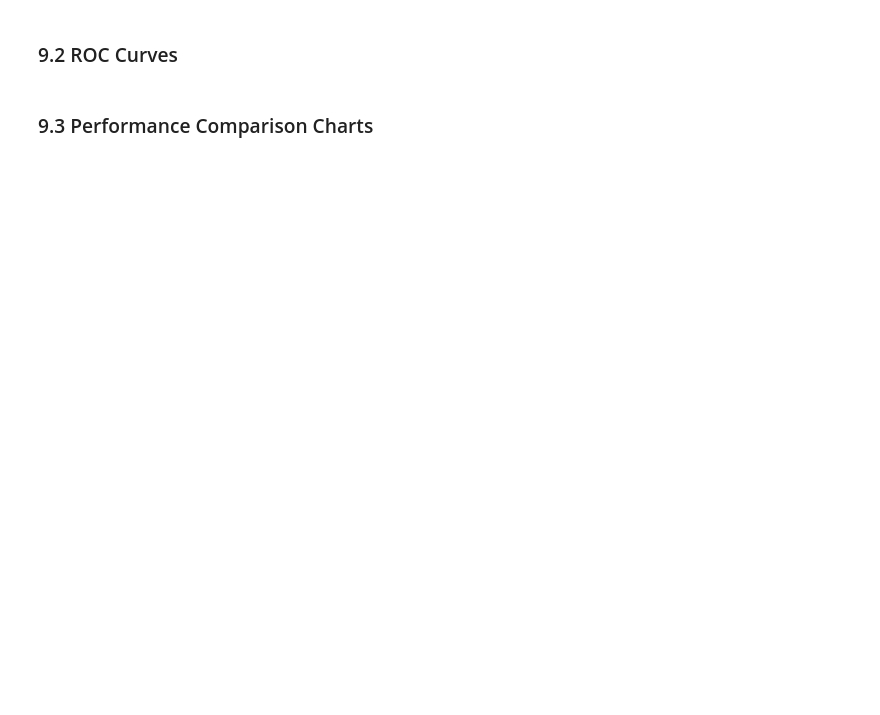
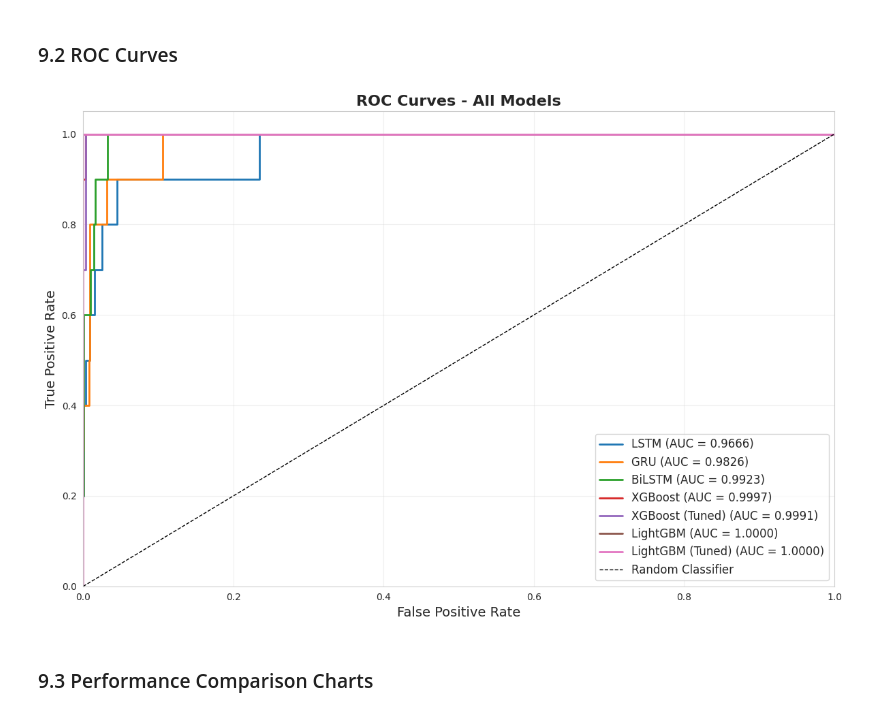
Before and after one commit to gandharyanto/ml_fraud_detection, a Jupyter notebook: fraud_detection.ipynb, the cells around one changed output. Saved outputs shown, nothing was run; the diff lists cells and outputs as text; code cells hidden in the pictures; blank space fills up the shorter version.

```diff
--- a/fraud_detection.ipynb
+++ b/fraud_detection.ipynb
@@ -1376,25 +1699,27 @@ plt.show()
 # %%
 # Plot ROC curves for all models
 plt.figure(figsize=(12, 8))
 
 colors = ['#1f77b4', '#ff7f0e', '#2ca02c', '#d62728', '#9467bd', '#8c564b', '#e377c2']
 
 for idx, (name, (_, pred_proba)) in enumerate(models.items()):
     fpr, tpr, _ = roc_curve(y_test, pred_proba)
     auc_score = roc_auc_score(y_test, pred_proba)
     plt.plot(fpr, tpr, label=f'{name} (AUC = {auc_score:.4f})',
              linewidth=2, color=colors[idx % len(colors)])
 
 plt.plot([0, 1], [0, 1], 'k--', linewidth=1, label='Random Classifier')
 plt.xlim([0.0, 1.0])
 plt.ylim([0.0, 1.05])
-plt.xlabel('False Positive Rate', fontsize=12)
-plt.ylabel('True Positive Rate', fontsize=12)
-plt.title('ROC Curves - All Models', fontsize=14, fontweight='bold')
-plt.legend(loc='lower right', fontsize=10)
+plt.xlabel('False Positive Rate', fontsize=14)
+plt.ylabel('True Positive Rate', fontsize=14)
+plt.title('ROC Curves - All Models', fontsize=16, fontweight='bold')
+plt.legend(loc='lower right', fontsize=12)
 plt.grid(True, alpha=0.3)
 plt.tight_layout()
 plt.show()
+# %% [output]
+[figure, added]
 # %% [markdown]
 ### 9.3 Performance Comparison Charts
 # %%
```
Also changed, not shown: parts of 64 cells of this notebook.
